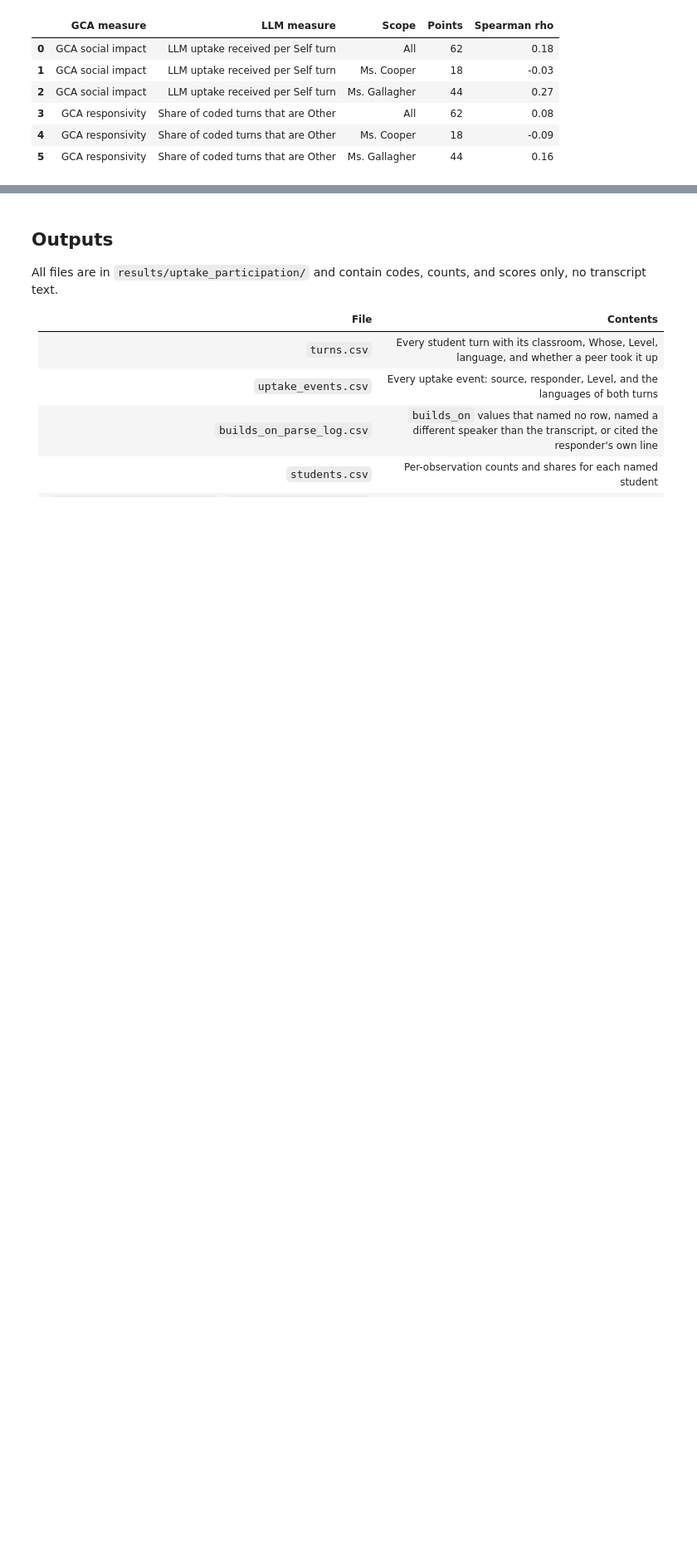
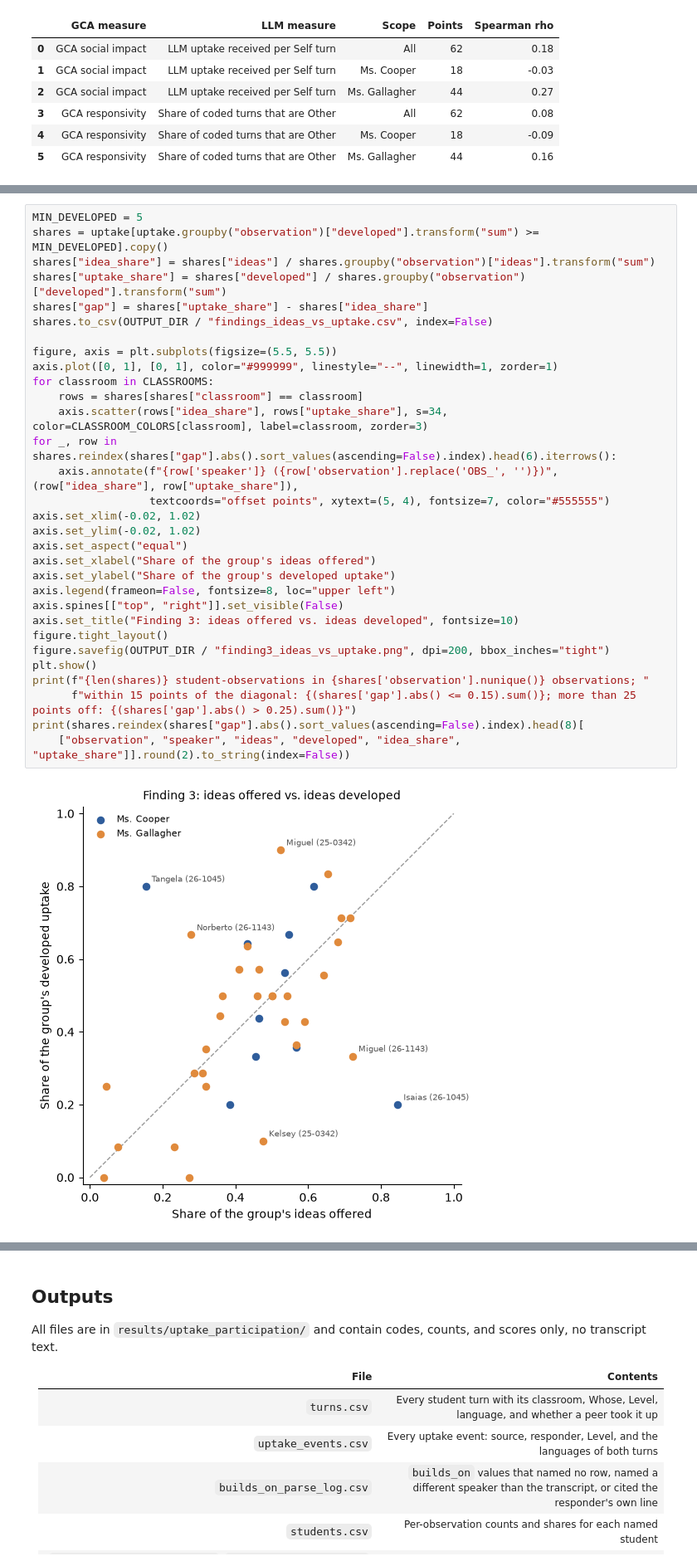
Before and after one commit to vishalku02/equitable-participation, a Jupyter notebook: A5 - Uptake and Participation.ipynb, the cells around one changed output, grey strips where cells are left out. Shown at 83% size. Saved outputs shown, nothing was run; the diff lists cells and outputs as text; blank space fills up the shorter version.

```diff
--- a/A5 - Uptake and Participation.ipynb
+++ b/A5 - Uptake and Participation.ipynb
@@ -579,0 +701,33 @@ else:
+# %%
+MIN_DEVELOPED = 5
+shares = uptake[uptake.groupby("observation")["developed"].transform("sum") >= MIN_DEVELOPED].copy()
+shares["idea_share"] = shares["ideas"] / shares.groupby("observation")["ideas"].transform("sum")
+shares["uptake_share"] = shares["developed"] / shares.groupby("observation")["developed"].transform("sum")
+shares["gap"] = shares["uptake_share"] - shares["idea_share"]
+shares.to_csv(OUTPUT_DIR / "findings_ideas_vs_uptake.csv", index=False)
+
+figure, axis = plt.subplots(figsize=(5.5, 5.5))
+axis.plot([0, 1], [0, 1], color="#999999", linestyle="--", linewidth=1, zorder=1)
+for classroom in CLASSROOMS:
+    rows = shares[shares["classroom"] == classroom]
+    axis.scatter(rows["idea_share"], rows["uptake_share"], s=34, color=CLASSROOM_COLORS[classroom], label=classroom, zorder=3)
+for _, row in shares.reindex(shares["gap"].abs().sort_values(ascending=False).index).head(6).iterrows():
+    axis.annotate(f"{row['speaker']} ({row['observation'].replace('OBS_', '')})", (row["idea_share"], row["uptake_share"]),
+                  textcoords="offset points", xytext=(5, 4), fontsize=7, color="#555555")
+axis.set_xlim(-0.02, 1.02)
+axis.set_ylim(-0.02, 1.02)
+axis.set_aspect("equal")
+axis.set_xlabel("Share of the group's ideas offered")
+axis.set_ylabel("Share of the group's developed uptake")
+axis.legend(frameon=False, fontsize=8, loc="upper left")
+axis.spines[["top", "right"]].set_visible(False)
+axis.set_title("Finding 3: ideas offered vs. ideas developed", fontsize=10)
+figure.tight_layout()
+figure.savefig(OUTPUT_DIR / "finding3_ideas_vs_uptake.png", dpi=200, bbox_inches="tight")
+plt.show()
+print(f"{len(shares)} student-observations in {shares['observation'].nunique()} observations; "
+      f"within 15 points of the diagonal: {(shares['gap'].abs() <= 0.15).sum()}; more than 25 points off: {(shares['gap'].abs() > 0.25).sum()}")
+print(shares.reindex(shares["gap"].abs().sort_values(ascending=False).index).head(8)[
+    ["observation", "speaker", "ideas", "developed", "idea_share", "uptake_share"]].round(2).to_string(index=False))
+# %% [output]
+[figure, added]
```
Also changed, not shown: parts of 14 cells of this notebook, 16 other files.
